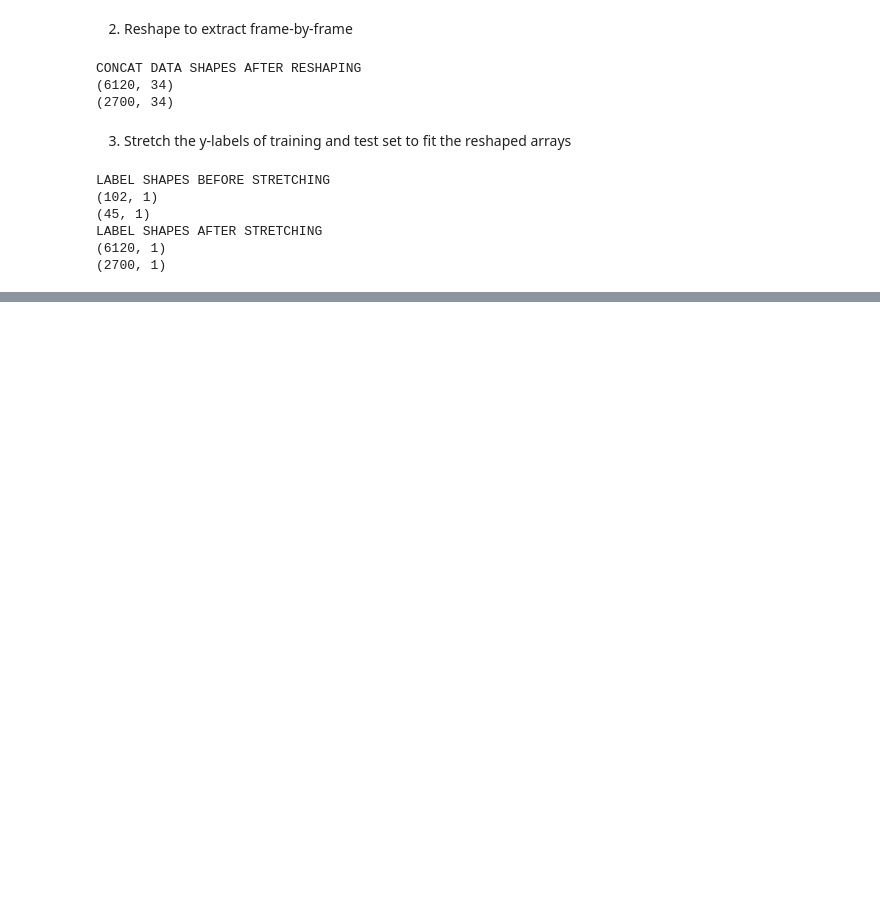
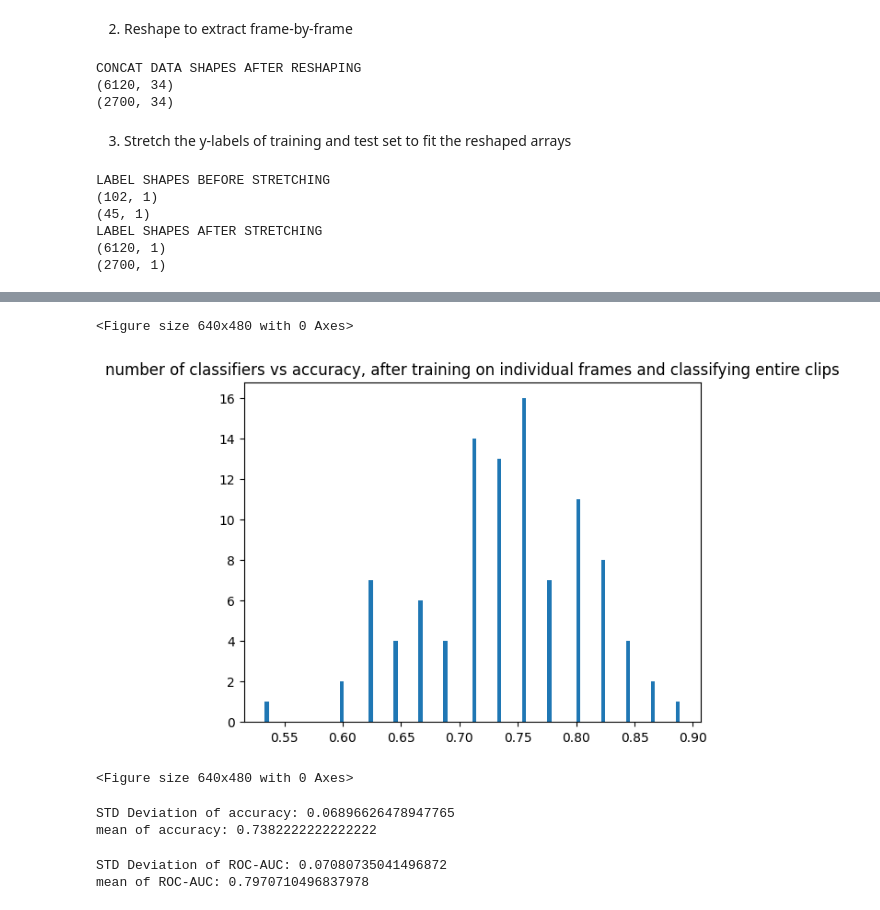
Before and after one commit to afnanmmir/Shot-Predictor, a Jupyter notebook: models/rev2_catboost/rev2cboost.ipynb, the cells around one changed output, grey strips where cells are left out. Saved outputs shown, nothing was run; the diff lists cells and outputs as text; code cells hidden in the pictures; blank space fills up the shorter version.

```diff
--- a/models/rev2_catboost/rev2cboost.ipynb
+++ b/models/rev2_catboost/rev2cboost.ipynb
@@ -265,0 +410,24 @@ ROC AUC: 0.7096450617283951
+# %%
+plt.hist(accuracies,bins=100)
+# acchistnp = np.histogram(accuracies,bins=100)
+# print("std deviation: "+str(np.std(acchistnp)))
+plt.title("number of classifiers vs accuracy, after training on individual frames and classifying entire clips")
+plt.figure()
+# %% [output]
+<Figure size 640x480 with 0 Axes>
+[figure, added]
+<Figure size 640x480 with 0 Axes>
+# %%
+accuracies = np.asarray(accuracies)
+print("STD Deviation of accuracy: "+str(np.std(accuracies)))
+print("mean of accuracy: "+str(np.mean(accuracies)))
+# %% [output]
+STD Deviation of accuracy: 0.06896626478947765
+mean of accuracy: 0.7382222222222222
+# %%
+roc_aucs = np.asarray(roc_aucs)
+print("STD Deviation of ROC-AUC: "+str(np.std(roc_aucs)))
+print("mean of ROC-AUC: "+str(np.mean(roc_aucs)))
+# %% [output]
+STD Deviation of ROC-AUC: 0.07080735041496872
+mean of ROC-AUC: 0.7970710496837978
```
Also changed, not shown: parts of 17 cells of this notebook, 8 other files.
